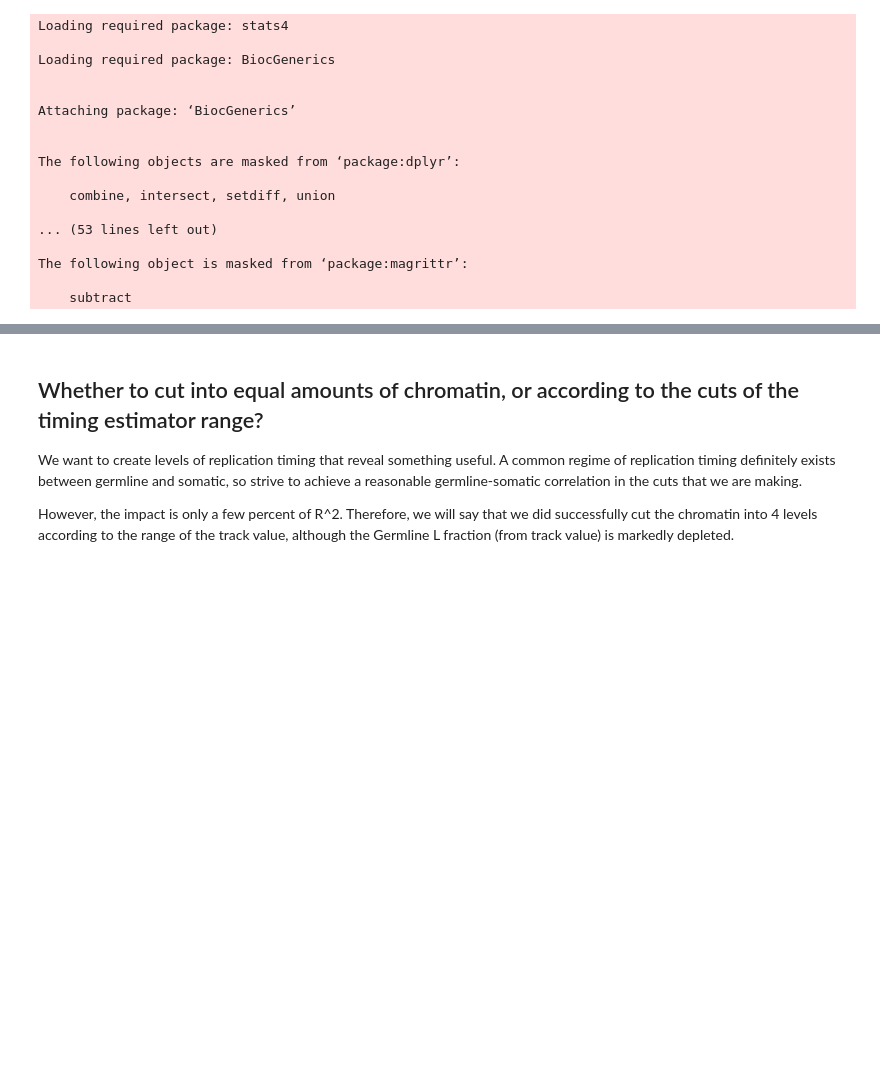
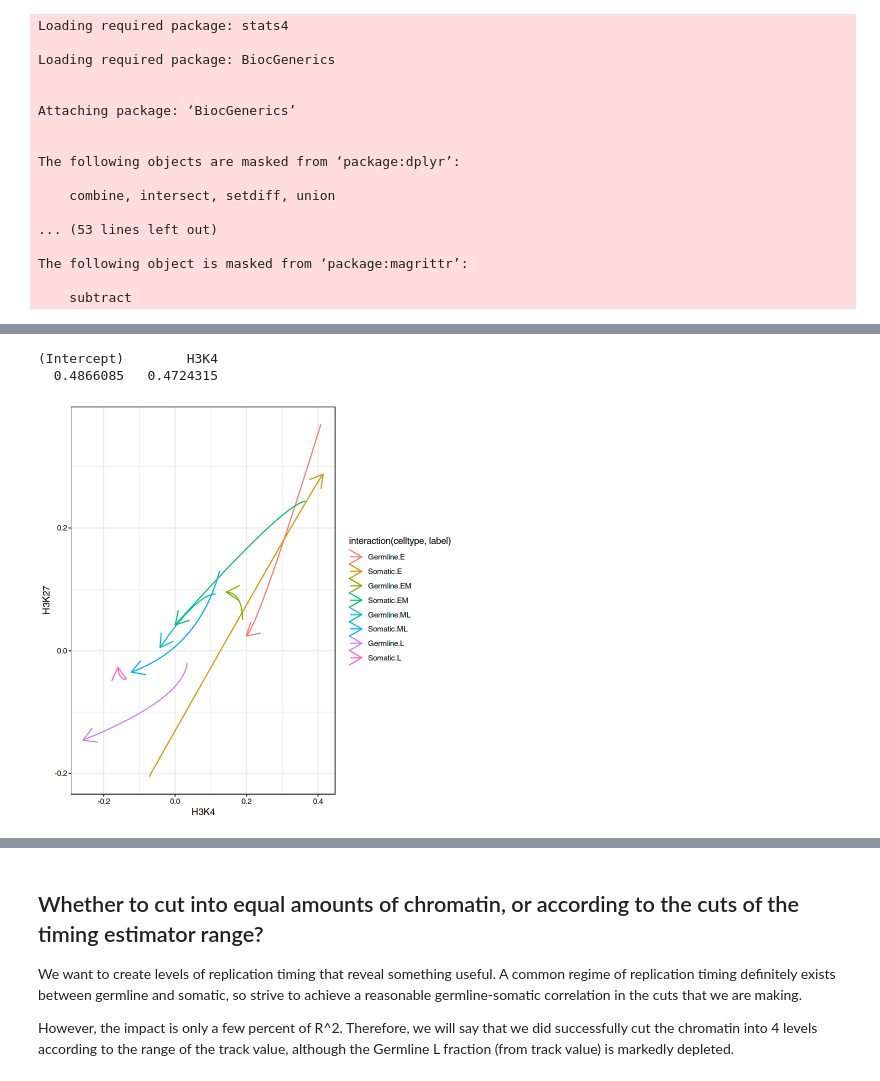
Before and after one commit to ringw/Upd-Germline-Genomics, a Jupyter notebook: illustrations/HistoneCodeReplicationCode.ipynb, the cells around one changed output, grey strips where cells are left out. Cells and saved outputs as stored; diff of their text form; code cells hidden in the pictures; blank space fills up the shorter version.

```diff
--- a/illustrations/HistoneCodeReplicationCode.ipynb
+++ b/illustrations/HistoneCodeReplicationCode.ipynb
@@ -49,0 +183,14 @@ tar_load(
+# %%
+coef(trend_fit$R[[1]])
+# %% [output]
+(Intercept)        H3K4
+  0.4866085   0.4724315
+# %%
+library(ggplot2)
+ggplot(
+  trend,
+  aes(H3K4, H3K27, color = interaction(celltype, label))
+) +
+  geom_path(arrow = arrow())
+# %% [output]
+[figure, added]
```
Also changed, not shown: parts of 16 cells of this notebook.
